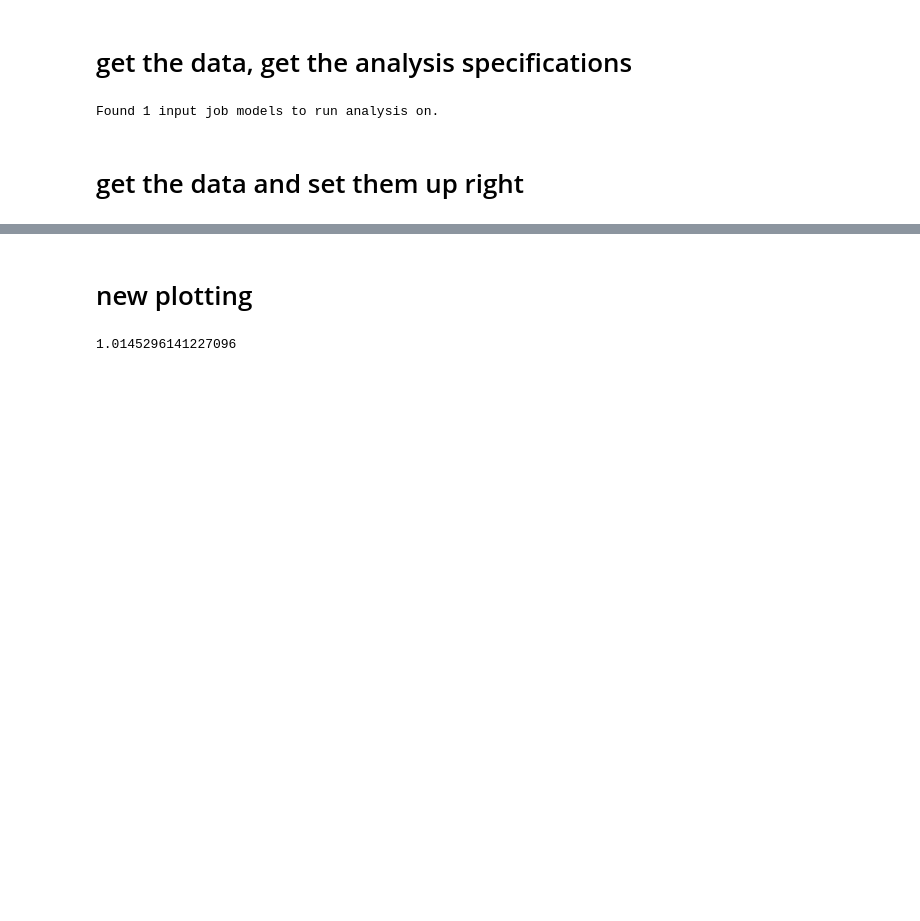
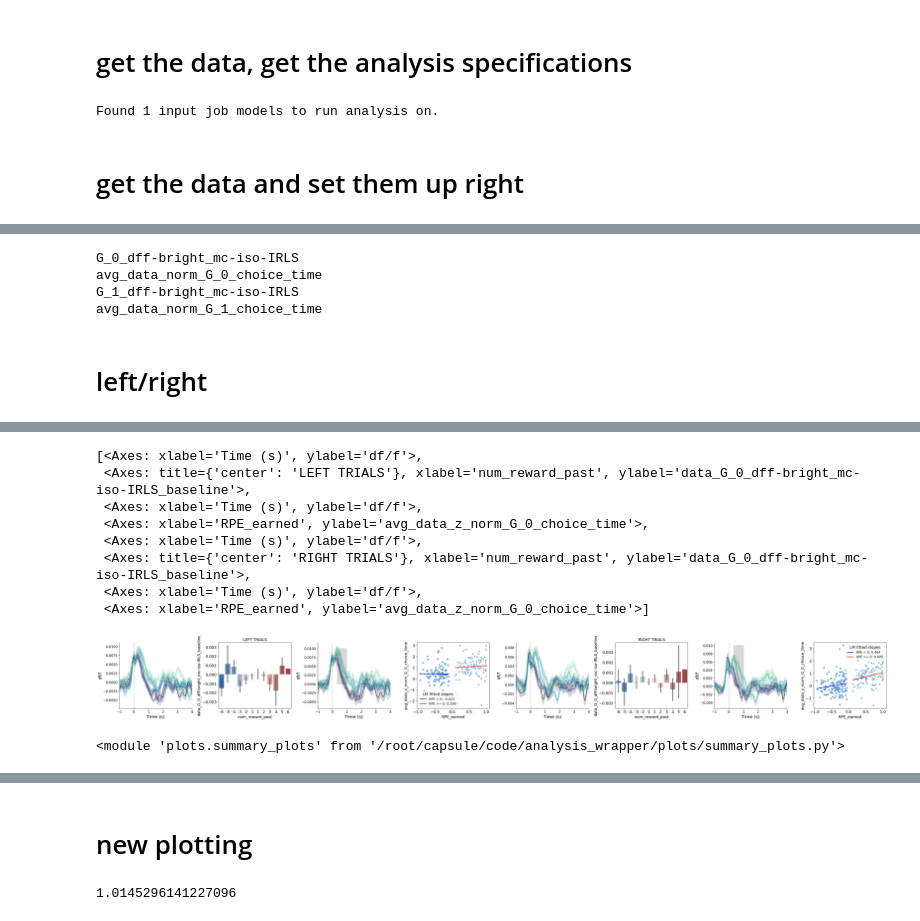
Before and after one commit to rachelstephlee/rachel-grouped-aind-analysis-wrapper, a Jupyter notebook: code/analysis_wrapper/test_plots.ipynb, the cells around one changed output, grey strips where cells are left out. Saved outputs shown, nothing was run; the diff lists cells and outputs as text; code cells hidden in the pictures; blank space fills up the shorter version.

Commit message:
finished left/right plots

```diff
--- a/code/analysis_wrapper/test_plots.ipynb
+++ b/code/analysis_wrapper/test_plots.ipynb
@@ -164,0 +78,9 @@ df_fip
+# %%
+(nwbs_by_week, combined_rpe_slope) = analysis_utils.add_AUC_and_rpe_slope(nwbs_by_week, parameters, data_column = 'data_norm')
+# %% [output]
+G_0_dff-bright_mc-iso-IRLS
+avg_data_norm_G_0_choice_time
+G_1_dff-bright_mc-iso-IRLS
+avg_data_norm_G_1_choice_time
+# %% [markdown]
+# left/right
@@ -164,0 +89,27 @@ df_fip
+# %%
+nwb = nwbs_by_week[0][0]
+
+import copy
+
+def split_nwb(nwb):
+    nwb_split = copy.deepcopy(nwb)
+    nwb_split.df_trials_left = nwb.df_trials.query('choice == 0.0')
+    nwb_split.df_trials_right = nwb.df_trials.query('choice == 1.0')
+    nwb_split.df_trials_ignore = nwb.df_trials.query('choice == 2.0')
+    return nwb_split
+
+nwb_split = split_nwb(nwb)
+# %%
+from plots import summary_plots
+nwbs = [nwb_split]
+channel = 'G_0_dff-bright_mc-iso-IRLS'
+fig = plt.figure(figsize=(5 * 8, 8))
+
+# bottom row: actual PSTH panels (1 x 5)
+panels = [fig.add_subplot(2, 8, 8 + i + 1) for i in range(8)]
+
+
+
+
+plot_left_right_RPE(nwb, channel, panels, [0.33,1])
+# %% [output]
@@ -164,0 +124,13 @@ df_fip
+[<Axes: xlabel='Time (s)', ylabel='df/f'>,
+ <Axes: title={'center': 'LEFT TRIALS'}, xlabel='num_reward_past', ylabel='data_G_0_dff-bright_mc-iso-IRLS_baseline'>,
+ <Axes: xlabel='Time (s)', ylabel='df/f'>,
+ <Axes: xlabel='RPE_earned', ylabel='avg_data_z_norm_G_0_choice_time'>,
+ <Axes: xlabel='Time (s)', ylabel='df/f'>,
+ <Axes: title={'center': 'RIGHT TRIALS'}, xlabel='num_reward_past', ylabel='data_G_0_dff-bright_mc-iso-IRLS_baseline'>,
+ <Axes: xlabel='Time (s)', ylabel='df/f'>,
+ <Axes: xlabel='RPE_earned', ylabel='avg_data_z_norm_G_0_choice_time'>]
+[figure, added]
+# %%
+reload(summary_plots)
+# %% [output]
+<module 'plots.summary_plots' from '/root/capsule/code/analysis_wrapper/plots/summary_plots.py'>
```
Also changed, not shown: parts of 11 cells of this notebook, 2 other files.
